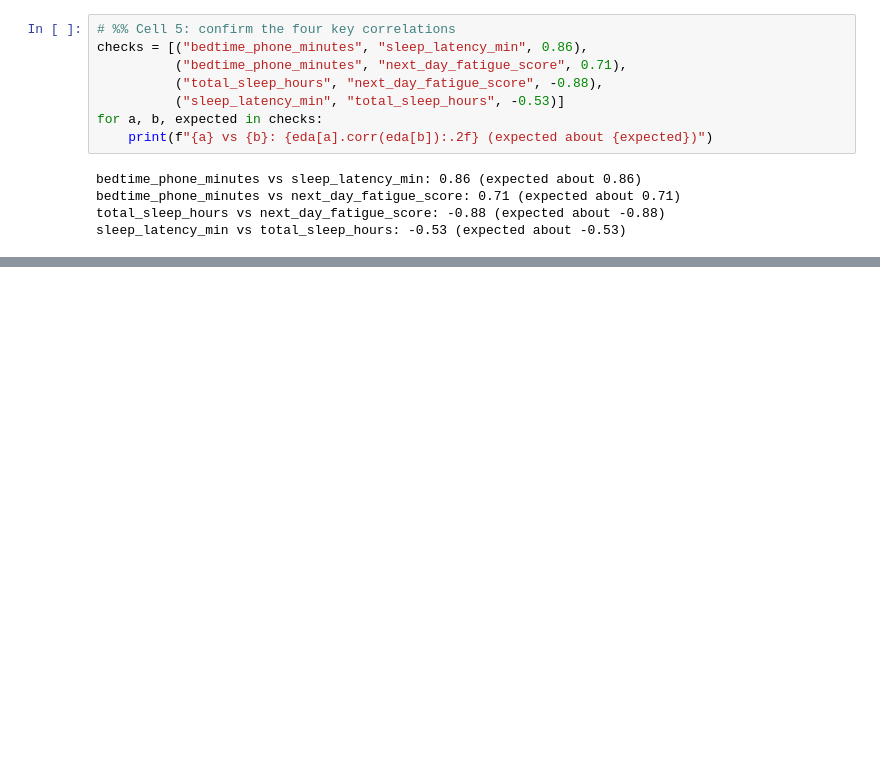
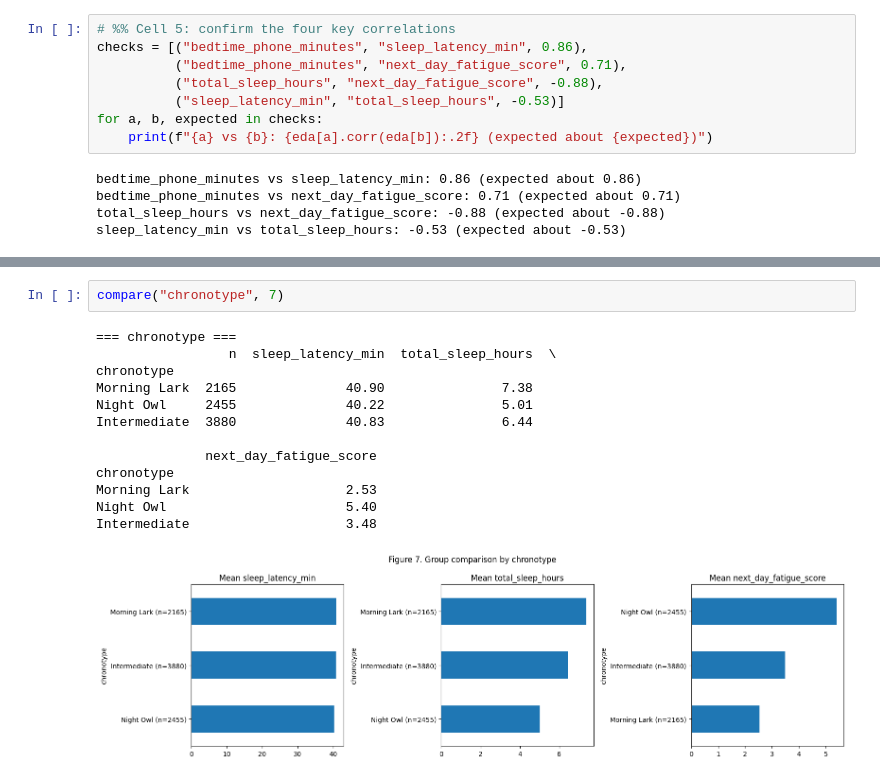
Before and after one commit to eu1dev/Data-Science, a Jupyter notebook: main.ipynb, the cells around one changed output, grey strips where cells are left out. Drawn from its saved outputs; the diff is of its cells as text; blank space fills up the shorter version.

```diff
--- a/main.ipynb
+++ b/main.ipynb
@@ -245,0 +375,16 @@ sleep_latency_min vs total_sleep_hours: -0.53 (expected about -0.53)
+# %%
+compare("chronotype", 7)
+# %% [output]
+=== chronotype ===
+                 n  sleep_latency_min  total_sleep_hours  \
+chronotype
+Morning Lark  2165              40.90               7.38
+Night Owl     2455              40.22               5.01
+Intermediate  3880              40.83               6.44
+
+              next_day_fatigue_score
+chronotype
+Morning Lark                    2.53
+Night Owl                       5.40
+Intermediate                    3.48
+[figure, added]
```
Also changed, not shown: parts of 18 cells of this notebook.
